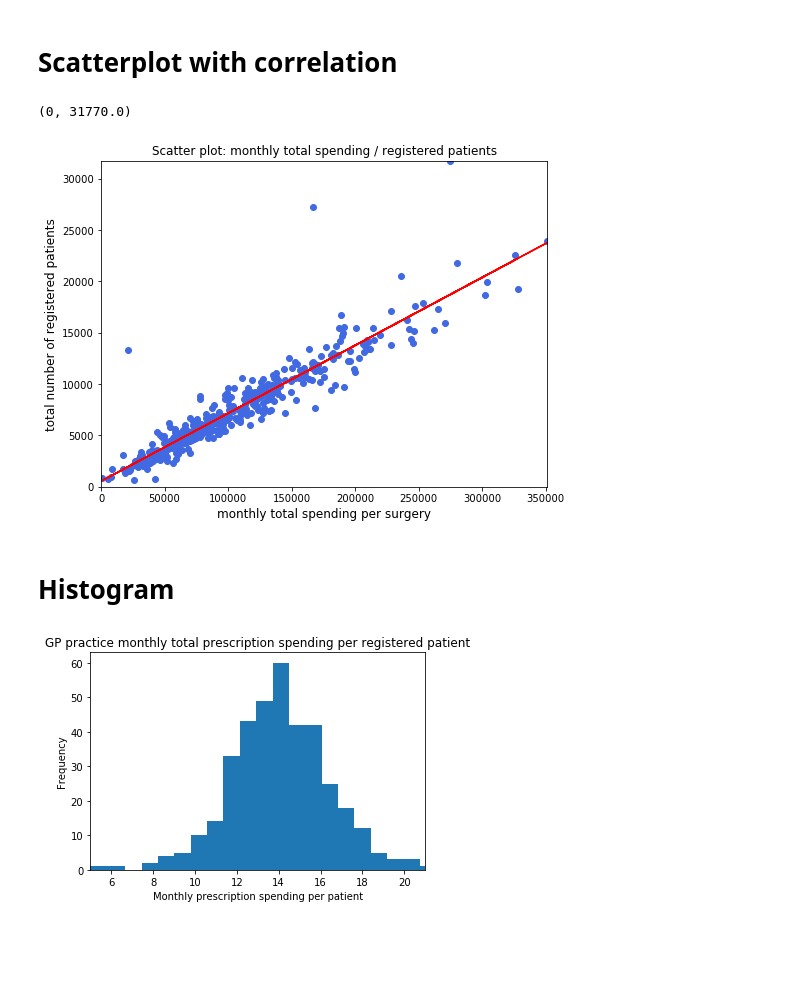
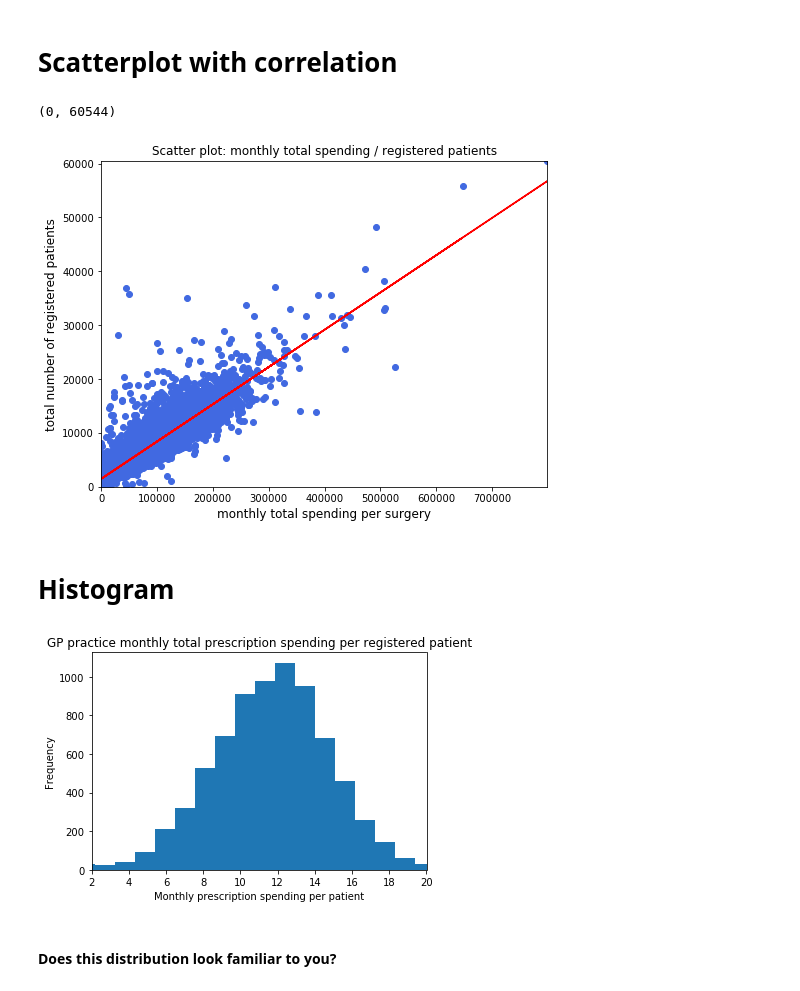
Before and after one commit to HolgerKunz/data-preparation-GP-prescribing, a Jupyter notebook: Data Analysis and Visualisation of English GP-prescribing data.ipynb, the cells around one changed output. Drawn from its saved outputs; the diff is of its cells as text; code cells hidden in the pictures; blank space fills up the shorter version.

```diff
--- a/Data Analysis and Visualisation of English GP-prescribing data.ipynb
+++ b/Data Analysis and Visualisation of English GP-prescribing data.ipynb
@@ -16,0 +17,3 @@ jul2016 =  pd.read_csv('T201607PDPI+BNFT.CSV', header=None, names=cols2, index_c
+# %%
+num_months = int(input("\nPlease enter the number of months you would like to show in notebook: "))
+print ('you entered', num_months)
@@ -16,0 +23,26 @@ jul2016 =  pd.read_csv('T201607PDPI+BNFT.CSV', header=None, names=cols2, index_c
+# %%
+#generate filenames for pre-selected months
+path = 'http://datagov.ic.nhs.uk/presentation/'
+cols2 = ['sha', 'pct', 'practice', 'bnf_code', 'bnf_name', 'items', 'nic', 'act_cost', 'quantity', 'period']
+
+prefixes=[]
+files=[]
+months=[]
+
+import calendar
+for year in range(2016,2017): #only for one year
+    for i in range(1,13):
+
+        prefixes.append(str(year) +'_' +str(i).zfill(2) + '_' + calendar.month_name[i] + '/')
+        files.append('T' + str(year) +str(i).zfill(2) + 'PDPI+BNFT.CSV')
+        months.append(calendar.month_name[i])
+
+#read all dfs
+
+monthly_dfs = []
+
+for i in range(0,num_months):
+    print (path+ prefixes[i] + files[i])
+    tmpDF = pd.read_csv(path + prefixes[i] + files[i], header=None, names=cols2, index_col=False, skiprows=1).rename(columns=lambda x: x.strip())
+
+    monthly_dfs.append(tmpDF)
@@ -17,3 +64,5 @@ jul2016 =  pd.read_csv('T201607PDPI+BNFT.CSV', header=None, names=cols2, index_c
+# %%
+jul2016 = monthly_dfs[6]
 # %%
 practice_code= 'A81001' #"THE DENSHAM SURGERY"
 selected_surgery = "THE DENSHAM SURGERY"
@@ -246,9 +257,9 @@ ax1.legend(loc='lower right')
 # Scatterplot
 # %%
 #Numbers of Patients Registered at a GP Practice
-#http://digital.nhs.uk/media/29065/Numbers-of-Patients-Registered-at-a-GP-Practice-July-2016-GP/Any/gp-reg-patients-prac-quin-age.csv'
+url_reg_pat= 'http://digital.nhs.uk/media/29065/Numbers-of-Patients-Registered-at-a-GP-Practice-July-2016-GP/Any/gp-reg-patients-prac-quin-age.csv'
 
-gp_counts = pd.read_csv('gp-reg-patients-prac-quin-age.csv').rename(columns=lambda x: x.strip())
+gp_counts = pd.read_csv(url_reg_pat).rename(columns=lambda x: x.strip())
 # %%
 total_costs_practices =pd.DataFrame(jul2016.groupby(jul2016.practice).apply(lambda subf: subf['act_cost'].sum()))
 total_costs_practices.columns = ['total_costs_per_practice']
@@ -311,24 +322,26 @@ max_y = floor(merged.Total_All.max())
 ax.set_xlim(0, max_x)
 ax.set_ylim(0, max_y)
 # %% [output]
-(0, 31770.0)
+(0, 60544)
-[figure, old version]
+[figure, new version]
 # %% [markdown]
 # Histogram
 # %%
 cost_patient_plot = merged
 cost_patient_plot['cost_per_patient'] = cost_patient_plot['total_costs_per_practice'] / cost_patient_plot['Total_All']
 
 x = cost_patient_plot.cost_per_patient.values
 
-plt.hist(x, bins=75)
+plt.hist(x,3500)
 plt.xlabel("Monthly prescription spending per patient")
 plt.ylabel("Frequency")
 
 min_x = floor(cost_patient_plot['cost_per_patient'].quantile(.01))
 max_x = floor(cost_patient_plot['cost_per_patient'].quantile(.99))
-plt.xlim(min_x, max_x)
+plt.xlim(min_x, max_x) #do not show extreme outliers
 plt.title("GP practice monthly total prescription spending per registered patient")
 plt.show()
 # %% [output]
-[figure, old version]
+[figure, new version]
+# %% [markdown]
+#### Does this distribution look familiar to you?
```
Also changed, not shown: parts of 15 cells of this notebook.
